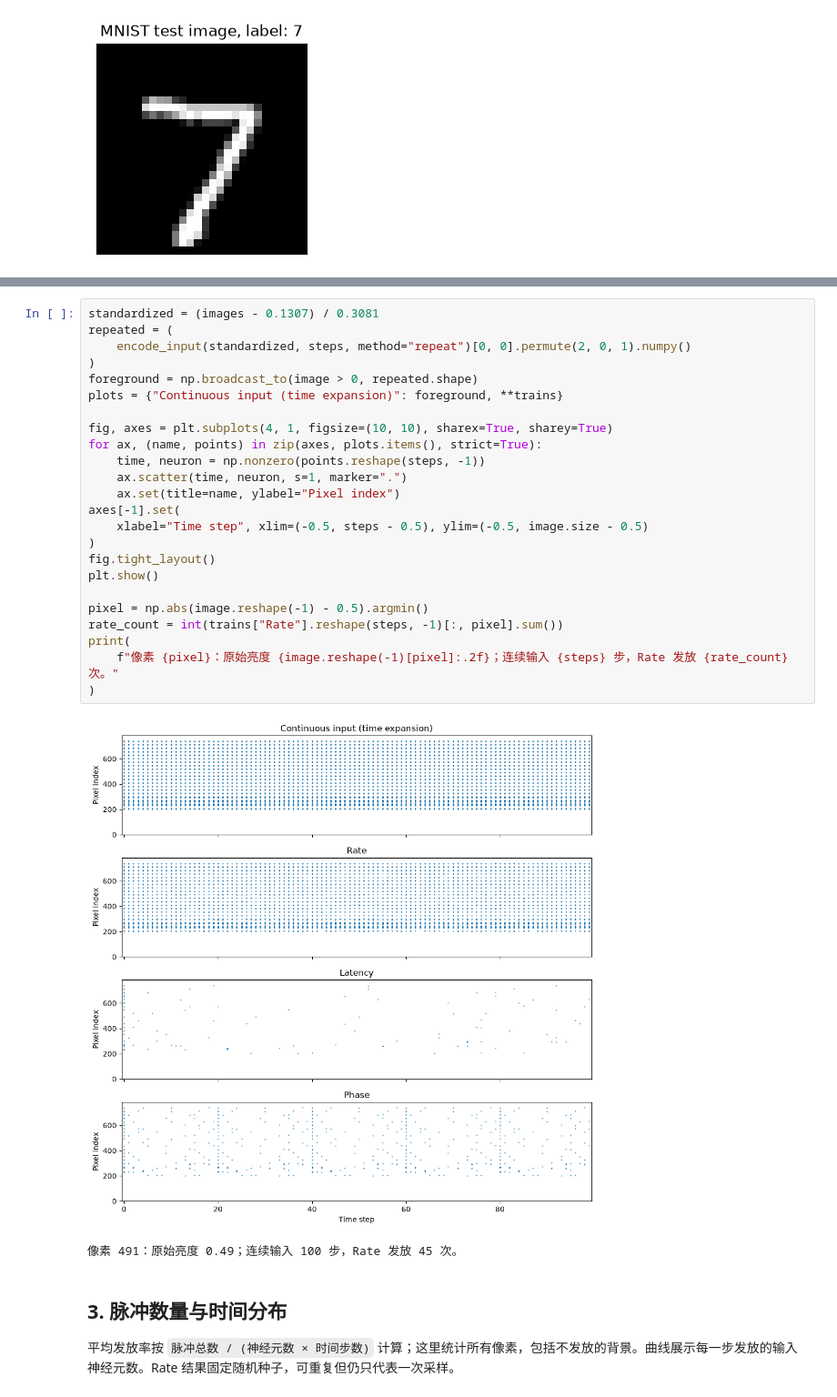
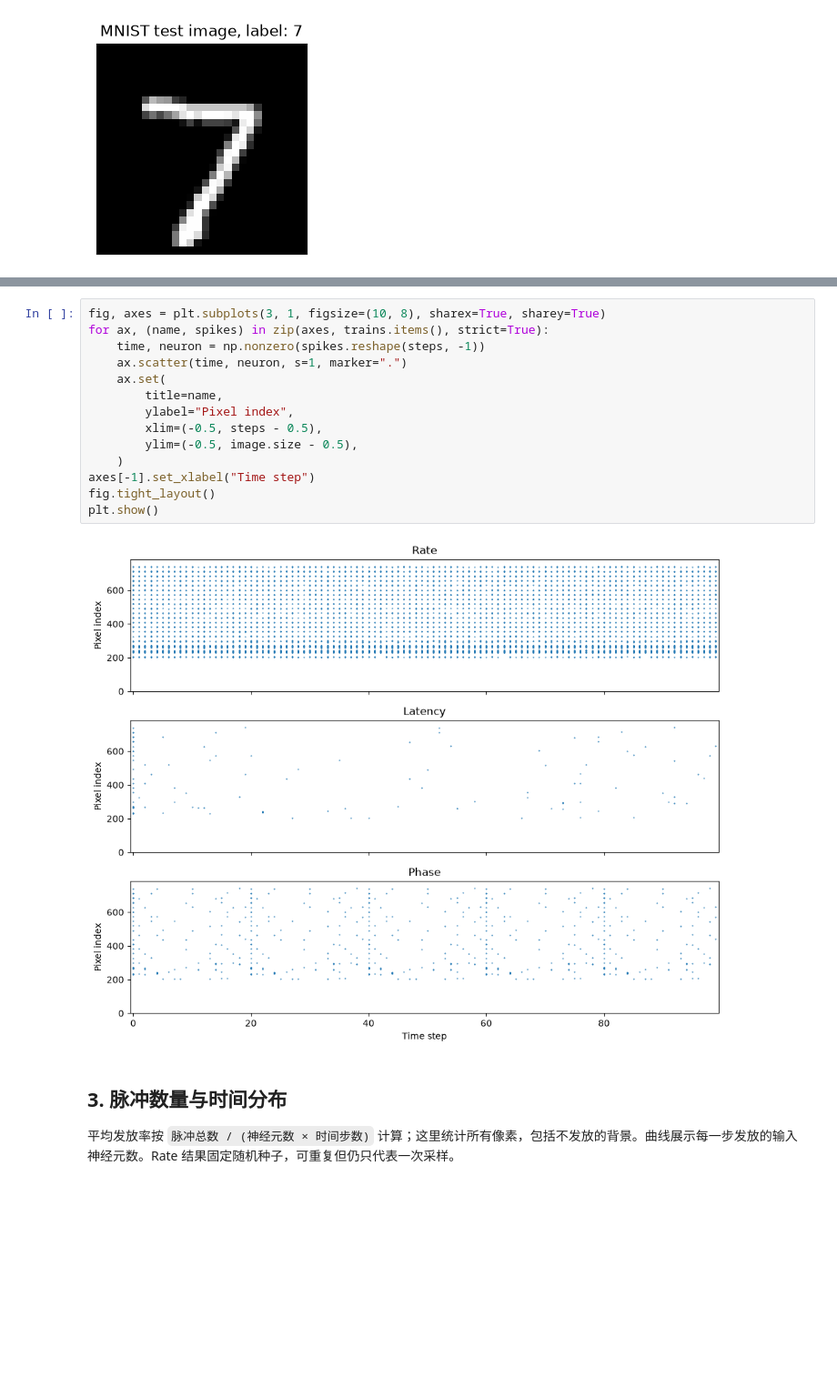
Before and after one commit to LevelDownRefine/neural-network-teaching, a Jupyter notebook: mnist/spike_encoding.ipynb, the cells around one changed output, grey strips where cells are left out. Shown at 91% size. Cells and saved outputs as stored; diff of their text form; blank space fills up the shorter version.

Commit message:
Show only spike encoding rasters

```diff
--- a/mnist/spike_encoding.ipynb
+++ b/mnist/spike_encoding.ipynb
@@ -68,30 +63,19 @@ plt.show()
 # %%
-standardized = (images - 0.1307) / 0.3081
-repeated = (
-    encode_input(standardized, steps, method="repeat")[0, 0].permute(2, 0, 1).numpy()
-)
-foreground = np.broadcast_to(image > 0, repeated.shape)
-plots = {"Continuous input (time expansion)": foreground, **trains}
-
-fig, axes = plt.subplots(4, 1, figsize=(10, 10), sharex=True, sharey=True)
-for ax, (name, points) in zip(axes, plots.items(), strict=True):
-    time, neuron = np.nonzero(points.reshape(steps, -1))
+fig, axes = plt.subplots(3, 1, figsize=(10, 8), sharex=True, sharey=True)
+for ax, (name, spikes) in zip(axes, trains.items(), strict=True):
+    time, neuron = np.nonzero(spikes.reshape(steps, -1))
     ax.scatter(time, neuron, s=1, marker=".")
-    ax.set(title=name, ylabel="Pixel index")
-axes[-1].set(
-    xlabel="Time step", xlim=(-0.5, steps - 0.5), ylim=(-0.5, image.size - 0.5)
-)
+    ax.set(
+        title=name,
+        ylabel="Pixel index",
+        xlim=(-0.5, steps - 0.5),
+        ylim=(-0.5, image.size - 0.5),
+    )
+axes[-1].set_xlabel("Time step")
 fig.tight_layout()
 plt.show()
-
-pixel = np.abs(image.reshape(-1) - 0.5).argmin()
-rate_count = int(trains["Rate"].reshape(steps, -1)[:, pixel].sum())
-print(
-    f"像素 {pixel}：原始亮度 {image.reshape(-1)[pixel]:.2f}；连续输入 {steps} 步，Rate 发放 {rate_count} 次。"
-)
 # %% [output]
-[figure, old version]
+[figure, new version]
-像素 491：原始亮度 0.49；连续输入 100 步，Rate 发放 45 次。
 # %% [markdown]
 ## 3. 脉冲数量与时间分布
 
```
Also changed, not shown: parts of 2 cells of this notebook.
